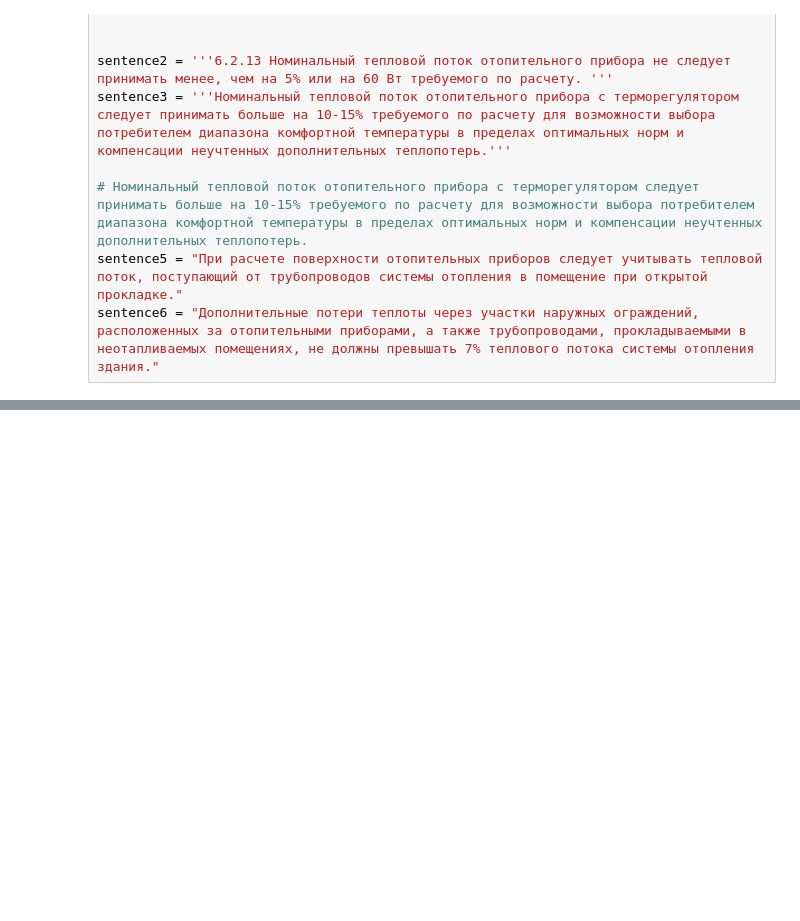
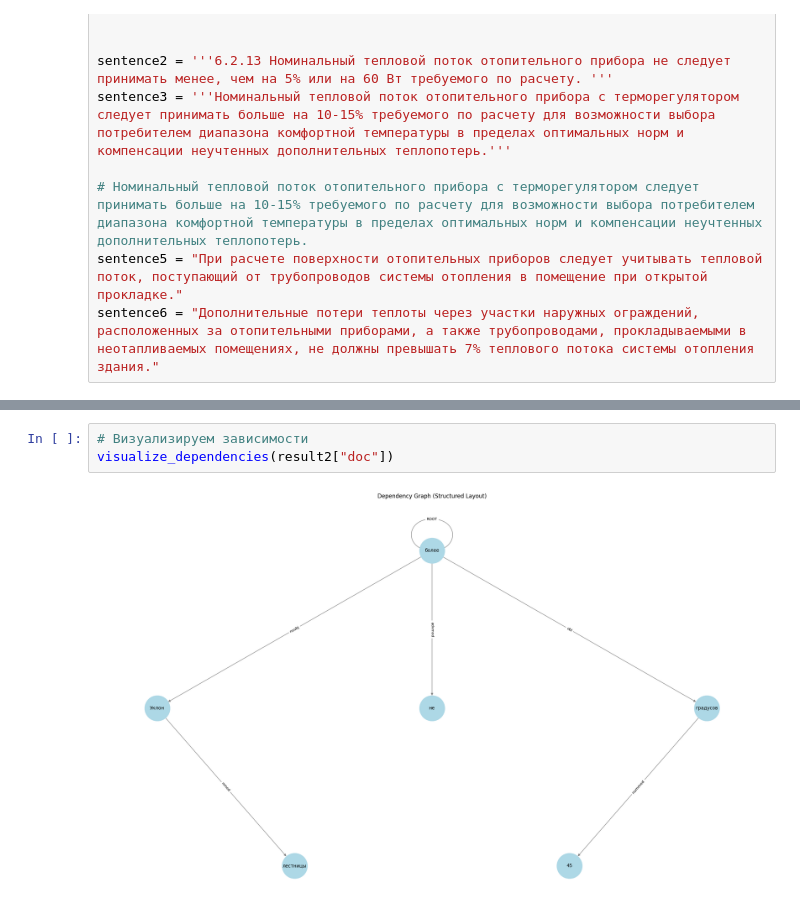
Before and after one commit to flairmix/notes_code, a Jupyter notebook: semantic/semantic_analysis.ipynb, the cells around one changed output, grey strips where cells are left out. Cells and saved outputs as stored; diff of their text form; blank space fills up the shorter version.

```diff
--- a/semantic/semantic_analysis.ipynb
+++ b/semantic/semantic_analysis.ipynb
@@ -160,0 +241,5 @@ visualize_dependencies(result["doc"])
+# %%
+# Визуализируем зависимости
+visualize_dependencies(result2["doc"])
+# %% [output]
+[figure, added]
```
Also changed, not shown: parts of 10 cells of this notebook, 1 other file.
